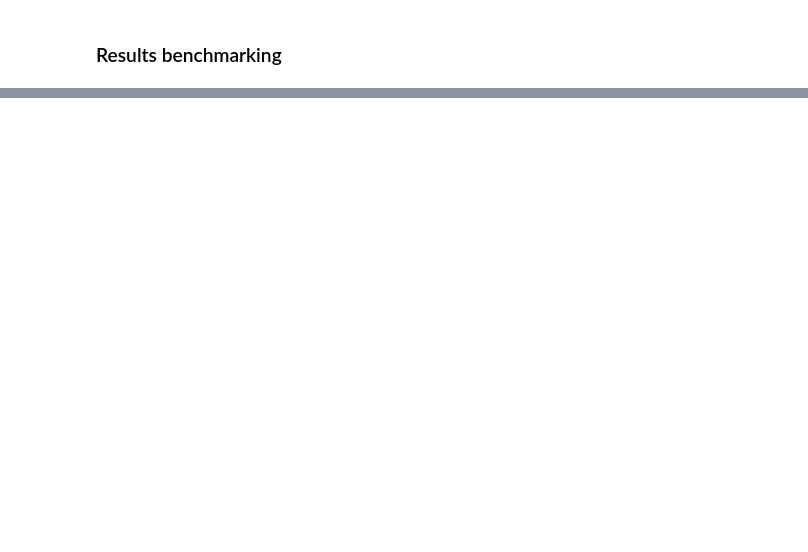
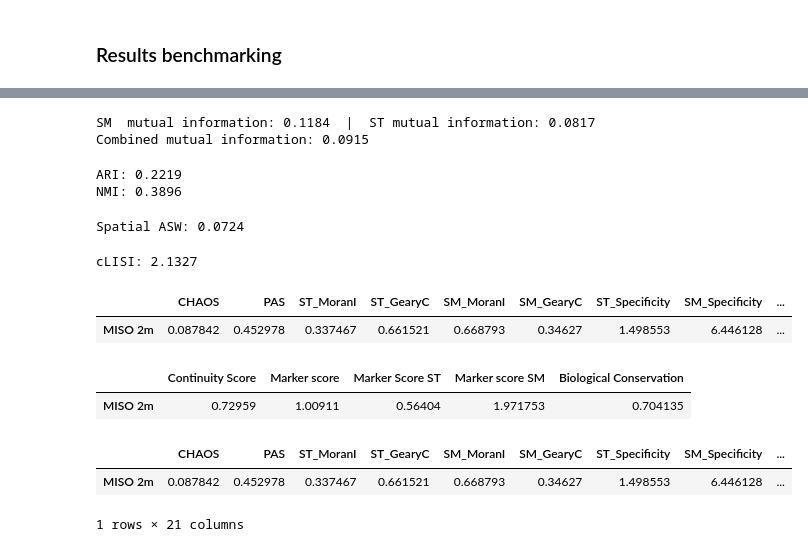
Before and after one commit to JimReijnhoudt/spatial-multiomics-benchmarking, a Jupyter notebook: 2m_miso_met_benchmarking.ipynb, the cells around one changed output, grey strips where cells are left out. Saved outputs shown, nothing was run; the diff lists cells and outputs as text; code cells hidden in the pictures; blank space fills up the shorter version.

Commit message:
Updated Miso 2m and added Miso 3m to main.

```diff
--- a/2m_miso_met_benchmarking.ipynb
+++ b/2m_miso_met_benchmarking.ipynb
@@ -513,0 +917,50 @@ results_metrics
+# %%
+# The Mutual Information Score measures the dependency between feature expression levels and spatial cluster labels
+mutual_info_st = calculate_mutual_information(adata_ST, domain_key='clusters', layers="counts")
+results["ST_MutualInfo"] = mutual_info_st
+
+mutual_info_sm = calculate_mutual_information(adata_SM, domain_key='clusters', layers="counts")
+results["SM_MutualInfo"] = mutual_info_sm
+
+print(f"SM  mutual information: {mutual_info_sm:.4f}  |  ST mutual information: {mutual_info_st:.4f}")
+
+mutual_info_joint = calculate_mutual_information(joint_adata_pp, domain_key='clusters', layers="counts")
+print(f"Combined mutual information: {mutual_info_joint:.4f}")
+# %% [output]
+SM  mutual information: 0.1184  |  ST mutual information: 0.0817
+Combined mutual information: 0.0915
+# %%
+# ARI is adjusted rand index, NMI is normalized mutual information score, both are clustering evaluation metrics comparing predicted clusters to ground truth labels.
+ari = ARI(joint_adata_annotated, 'pathological_annotation', 'clusters')
+results["ARI"] = ari
+print(f"ARI: {ari:.4f}")
+
+nmi = NMI(joint_adata_annotated, 'pathological_annotation', 'clusters')
+results["NMI"] = nmi
+print(f"NMI: {nmi:.4f}")
+# %% [output]
+ARI: 0.2219
+NMI: 0.3896
+# %%
+# Instead it tries to estimate the quality of the clustering by how much each object is like its own cluster compared to other clusters.
+asw = ASW(
+    joint_adata_pp,
+    pred_key='clusters',
+    spatial_key='X_emb'
+)
+results["ASW"] = asw
+print(f"Spatial ASW: {asw:.4f}")
+# %% [output]
+Spatial ASW: 0.0724
+# %%
+# This quality metric quantifies the cell type purity in a local neighborhood. It achieves this by determining if the neighbours of each spot are the same as the spot itself.
+# Higher = cell-type neighborhoods are purer in embedding space
+clisi = compute_clisi_graph_approx(
+    adata=joint_adata_pp,
+    gt_key='pathological_annotation',
+    embedding_key='X_emb'
+)
+results["cLISI"] = clisi
+print(f"cLISI: {clisi:.4f}")
+# %% [output]
+cLISI: 2.1327
@@ -513,0 +986,19 @@ results_metrics
+# %%
+results = pd.DataFrame(results, index=['MISO 2m'])
+results
+# %% [output]
+|  | CHAOS | PAS | ST_MoranI | ST_GearyC | SM_MoranI | SM_GearyC | ST_Specificity | SM_Specificity | ... |
+| MISO 2m | 0.087842 | 0.452978 | 0.337467 | 0.661521 | 0.668793 | 0.34627 | 1.498553 | 6.446128 | ... |
+# %%
+results_metrics = pd.DataFrame(results_metrics, index=['MISO 2m'])
+results_metrics
+# %% [output]
+|  | Continuity Score | Marker score | Marker Score ST | Marker score SM | Biological Conservation |
+| MISO 2m | 0.72959 | 1.00911 | 0.56404 | 1.971753 | 0.704135 |
+# %%
+combined = pd.concat([results, results_metrics], axis=1)
+combined
+# %% [output]
+|  | CHAOS | PAS | ST_MoranI | ST_GearyC | SM_MoranI | SM_GearyC | ST_Specificity | SM_Specificity | ... |
+| MISO 2m | 0.087842 | 0.452978 | 0.337467 | 0.661521 | 0.668793 | 0.34627 | 1.498553 | 6.446128 | ... |
+1 rows × 21 columns
```
Also changed, not shown: parts of 49 cells of this notebook, 1 other file.
